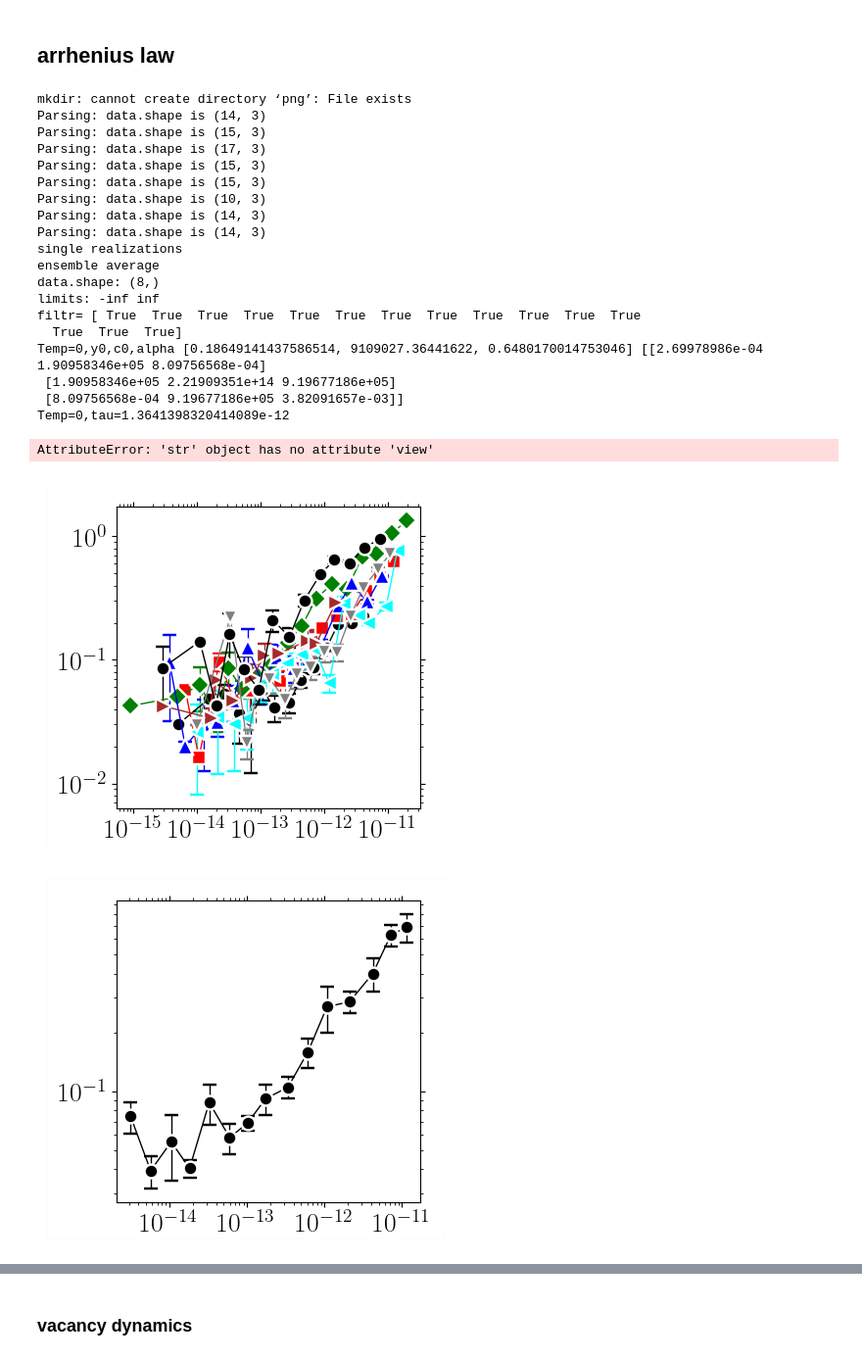
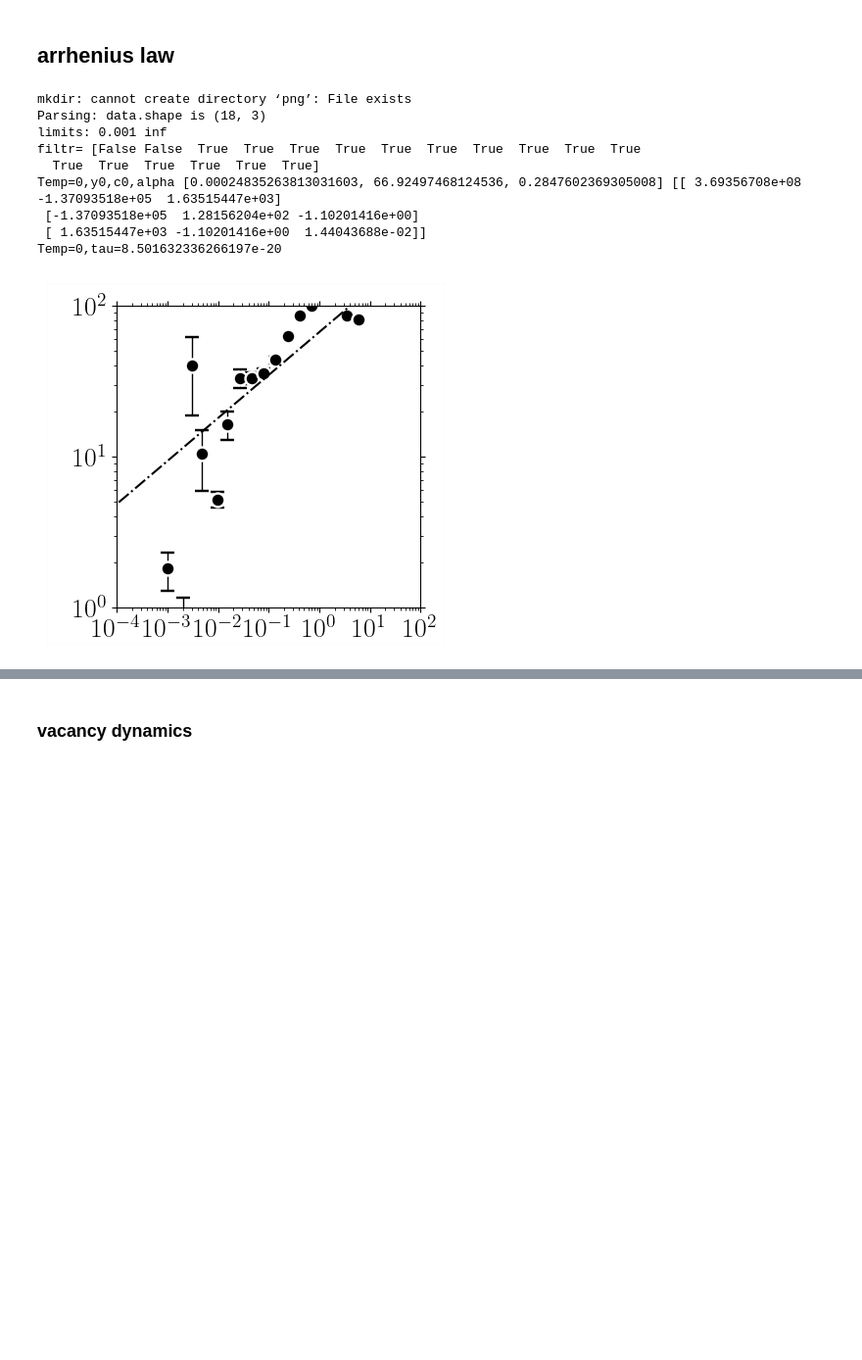
Before and after one commit to kkarimi62/hydrogenDiffusion, a Jupyter notebook: postproc/postproc.ipynb, the cells around one changed output, grey strips where cells are left out. Shown at 98% size. Cells and saved outputs as stored; diff of their text form; code cells hidden in the pictures; blank space fills up the shorter version.

```diff
--- a/postproc/postproc.ipynb
+++ b/postproc/postproc.ipynb
@@ -1376,29 +1378,29 @@ if not eval(confParser['flags']['RemoteMachine']):
     #--- temp object
     temp = Temperature(
 #        [1000,1200],8,
-        [0],8,
+        [0],1,
          verbose = True,
                      )
     #
     #--- parse data
 #    temp.Parse(['./msd/msd.txt'])
-    temp.Parse( list(map(lambda x:'pureHydrogenDiffusionLowDensity/Run%s/msd/msd.txt'%(x[1]),
+    temp.Parse( list(map(lambda x:'pureHydrogenDiffusionLowDensitySingle/Run%s/msd/msd.txt'%(x[1]),
                         temp.temps_runs ))
              )
     #
     #--- plot
-    print('single realizations')
-    temp.Plot(**{
-                  'xscale':'log',
-                  'yscale':'log',
-                   'attrs':{'fmt':'-'},
-#                   'xlim':(1e-10,1e-3),
-#                    'ylim':(1e-5,1e-1),
-#                   'xstr':r'$t\mathrm{(s)}$',
-#                   'ystr':r'msd(A$^2$)',
-#                   'title':'png/msd_temp_ni.png',
-        'bbox_to_anchor':(0.01,0.3,0.5,0.5)
-    })
+#     print('single realizations')
+#     temp.Plot(**{
+#                   'xscale':'log',
+#                   'yscale':'log',
+#                    'attrs':{'fmt':'-'},
+#                    'xlim':(1e-5,1e-3),
+# #                    'ylim':(1e-5,1e-1),
+# #                   'xstr':r'$t\mathrm{(s)}$',
+# #                   'ystr':r'msd(A$^2$)',
+# #                   'title':'png/msd_temp_ni.png',
+#         'bbox_to_anchor':(0.01,0.3,0.5,0.5)
+#     })
     #
     #--- plot average
     #
@@ -1408,7 +1410,7 @@ if not eval(confParser['flags']['RemoteMachine']):
         temp.PlotAverage(**{
                   'yscale':'log',
                   'xscale':'log',
-#                   'xlim':(1e-10,1e-3),
+                   'xlim':(1e-4,1e2),
 #                    'ylim':(1e-4,1e-1),
 #                     'xstr':r'$t\mathrm{(s)}$',
 #                   'ystr':r'msd(A$^2$)',
@@ -1424,11 +1426,11 @@ if not eval(confParser['flags']['RemoteMachine']):
             p0=[[1e-4, 1e6, 1.0]],
 #            p0=[[1e-2, 1e6, 1.0]],
              sigma=True, #--- comment for ni
-#             xlo=1e-12,
+             xlo=1e-3,
              plotAttrs={'yscale':'log',
                   'xscale':'log',
-#                   'xlim':(4e-13,8e-4),
-#                   'ylim':(1e-4,1e-2),
+                   'xlim':(1e-4,1e2),
+                   'ylim':(1e0,1e2),
 #                     'xstr':r'$t\mathrm{(s)}$',
 #                   'ystr':r'msd(A$^2$)',
 #                        'ndecade_x':2,
@@ -1447,54 +1449,42 @@ if not eval(confParser['flags']['RemoteMachine']):
 #                   'xscale':'log',
 # #                   'xlim':(4e-13,8e-4),
 #                    'ylim':(1e-6,1e-2),
 # #                     'xstr':r'$t\mathrm{(s)}$',
 # #                   'ystr':r'msd(A$^2$)',
 #                         'ndecade_x':2,
 #                     'bbox_to_anchor':(-0.05,0.23,0.5,0.5),
 #                    'title':'png/msd_temp_cantor_fit.png'},
 #             )
 #
 
 
-    temp.PlotDiff(**{
+#    temp.PlotDiff(**{
 #                  'yscale':'log',
 #                   'xlim':(1e-12,1e-3),
 #                   'ylim':(1e-4,1e-1),
 #                   xstr=r'$1/T(K^{-1})$',
 #                   ystr=r'$D(m^2/s)$',
 #                    'title':'png/D_temp_cantor.png',
-                    }
-                )
+#                    }
+#                )
 
 #     temp.PlotExponent(**{
 # #                  'yscale':'log',
 # #                   'xlim':(1e-10,1e-3),
 # #                   'ylim':(.5,1.1),
 # #                   xstr=r'$1/T(K^{-1})$',
 # #                   ystr=r'$D(m^2/s)$',
 # #                    'title':'png/alpha_temp_ni.png',
 #                     }
 #                 )
 # %% [output]
 mkdir: cannot create directory ‘png’: File exists
-Parsing: data.shape is (14, 3)
-Parsing: data.shape is (15, 3)
-Parsing: data.shape is (17, 3)
-Parsing: data.shape is (15, 3)
-Parsing: data.shape is (15, 3)
-Parsing: data.shape is (10, 3)
-Parsing: data.shape is (14, 3)
-Parsing: data.shape is (14, 3)
-single realizations
-ensemble average
-data.shape: (8,)
-limits: -inf inf
-filtr= [ True  True  True  True  True  True  True  True  True  True  True  True
-  True  True  True]
-Temp=0,y0,c0,alpha [0.18649141437586514, 9109027.36441622, 0.6480170014753046] [[2.69978986e-04 1.90958346e+05 8.09756568e-04]
- [1.90958346e+05 2.21909351e+14 9.19677186e+05]
- [8.09756568e-04 9.19677186e+05 3.82091657e-03]]
-Temp=0,tau=1.3641398320414089e-12
+Parsing: data.shape is (18, 3)
+limits: 0.001 inf
+filtr= [False False  True  True  True  True  True  True  True  True  True  True
+  True  True  True  True  True  True]
+Temp=0,y0,c0,alpha [0.00024835263813031603, 66.92497468124536, 0.2847602369305008] [[ 3.69356708e+08 -1.37093518e+05  1.63515447e+03]
+ [-1.37093518e+05  1.28156204e+02 -1.10201416e+00]
+ [ 1.63515447e+03 -1.10201416e+00  1.44043688e-02]]
+Temp=0,tau=8.501632336266197e-20
-AttributeError: 'str' object has no attribute 'view'
-[figure, old version]
+[figure, new version]
-[figure, removed]
```
Also changed, not shown: parts of 2 cells of this notebook.
